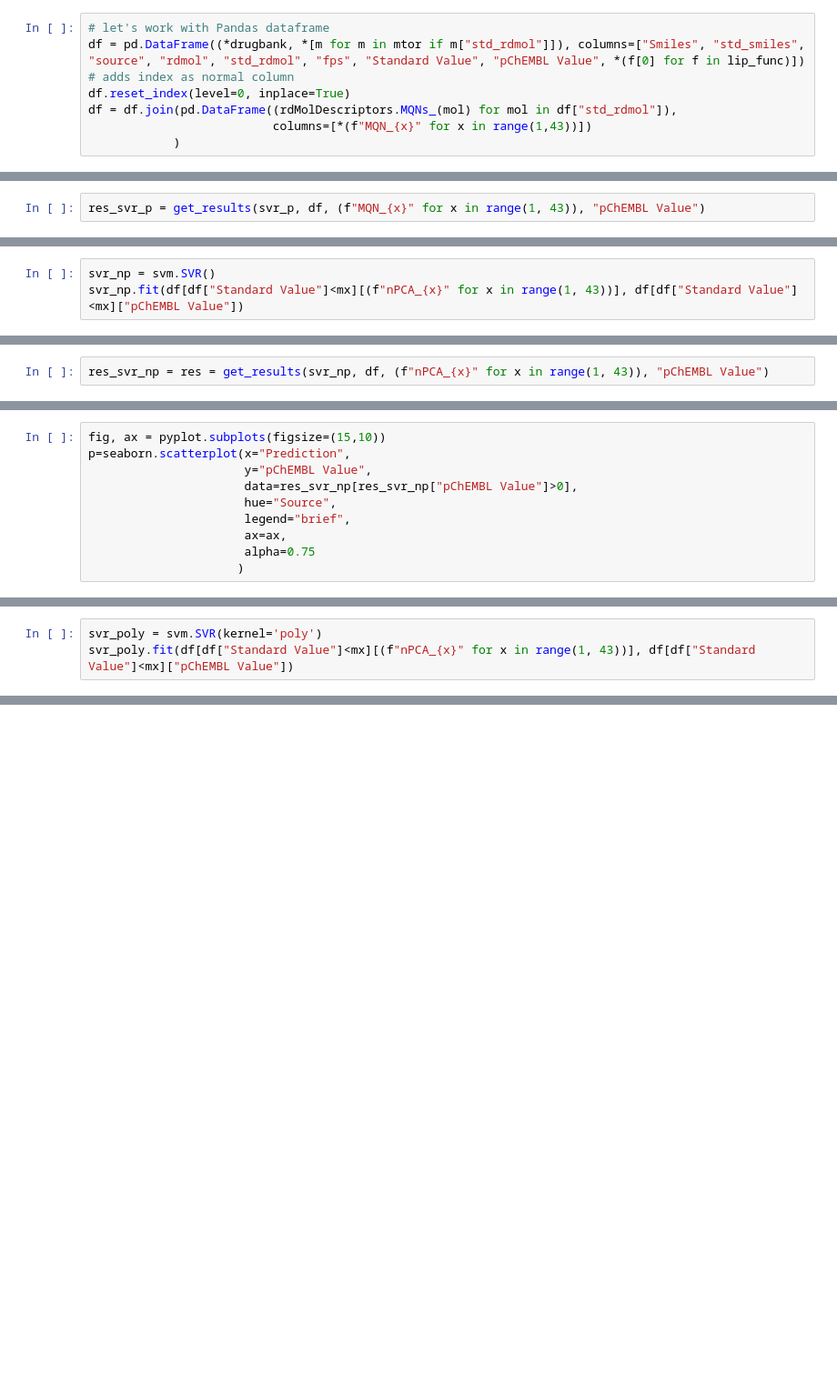
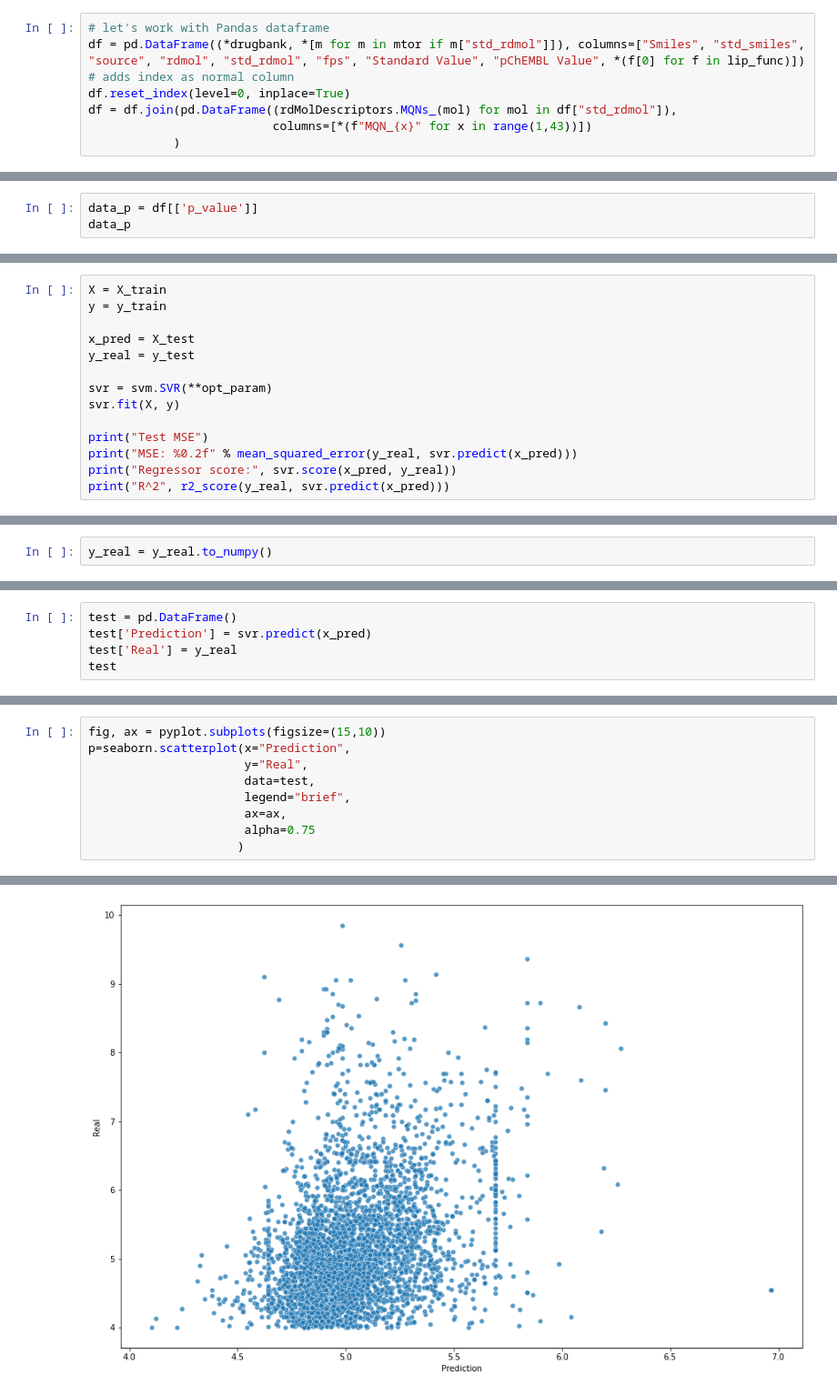
Before and after one commit to lich-uct/cdd2021, a Jupyter notebook: bojicm/Exercise_12.ipynb, the cells around one changed output, grey strips where cells are left out. Shown at 91% size. Saved outputs shown, nothing was run; the diff lists cells and outputs as text; blank space fills up the shorter version.

```diff
--- a/bojicm/Exercise_12.ipynb
+++ b/bojicm/Exercise_12.ipynb
@@ -284,3 +766,4 @@ SVR()
 # %%
-res_svr_p = get_results(svr_p, df, (f"MQN_{x}" for x in range(1, 43)), "pChEMBL Value")
+data_p = df[['p_value']]
+data_p
 # %% [output]
@@ -306,4 +825,15 @@ df = df.join(pd.DataFrame(pca.transform(norm), columns=[f"nPCA_{x}" for x in ran
 # %%
-svr_np = svm.SVR()
-svr_np.fit(df[df["Standard Value"]<mx][(f"nPCA_{x}" for x in range(1, 43))], df[df["Standard Value"]<mx]["pChEMBL Value"])
+X = X_train
+y = y_train
+
+x_pred = X_test
+y_real = y_test
+
+svr = svm.SVR(**opt_param)
+svr.fit(X, y)
+
+print("Test MSE")
+print("MSE: %0.2f" % mean_squared_error(y_real, svr.predict(x_pred)))
+print("Regressor score:", svr.score(x_pred, y_real))
+print("R^2", r2_score(y_real, svr.predict(x_pred)))
 # %% [output]
@@ -311,2 +844,2 @@ SVR()
 # %%
-res_svr_np = res = get_results(svr_np, df, (f"nPCA_{x}" for x in range(1, 43)), "pChEMBL Value")
+y_real = y_real.to_numpy()
@@ -316,11 +846,6 @@ Average error hepg2: 1.8580831902577333
 # %%
-fig, ax = pyplot.subplots(figsize=(15,10))
-p=seaborn.scatterplot(x="Prediction",
-                      y="pChEMBL Value",
-                      data=res_svr_np[res_svr_np["pChEMBL Value"]>0],
-                      hue="Source",
-                      legend="brief",
-                      ax=ax,
-                      alpha=0.75
-                     )
+test = pd.DataFrame()
+test['Prediction'] = svr.predict(x_pred)
+test['Real'] = y_real
+test
 # %% [output]
@@ -328,4 +865,10 @@ p=seaborn.scatterplot(x="Prediction",
 # %%
-svr_poly = svm.SVR(kernel='poly')
-svr_poly.fit(df[df["Standard Value"]<mx][(f"nPCA_{x}" for x in range(1, 43))], df[df["Standard Value"]<mx]["pChEMBL Value"])
+fig, ax = pyplot.subplots(figsize=(15,10))
+p=seaborn.scatterplot(x="Prediction",
+                      y="Real",
+                      data=test,
+                      legend="brief",
+                      ax=ax,
+                      alpha=0.75
+                     )
 # %% [output]
@@ -332,0 +875 @@ SVR(kernel='poly')
+[figure, added]
```
Also changed, not shown: parts of 74 cells of this notebook.
